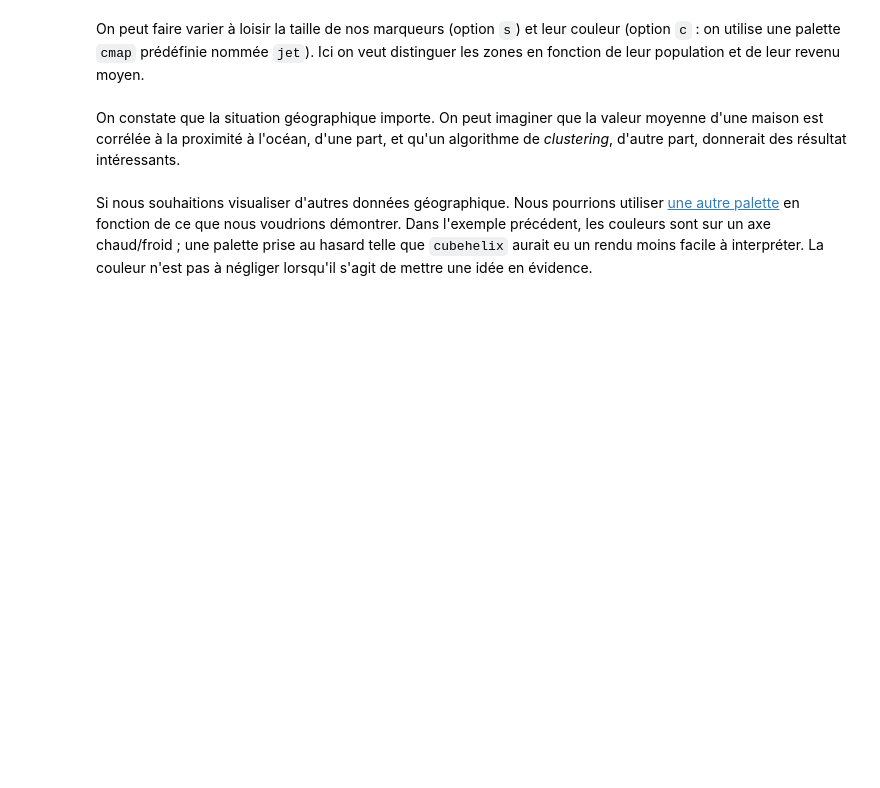
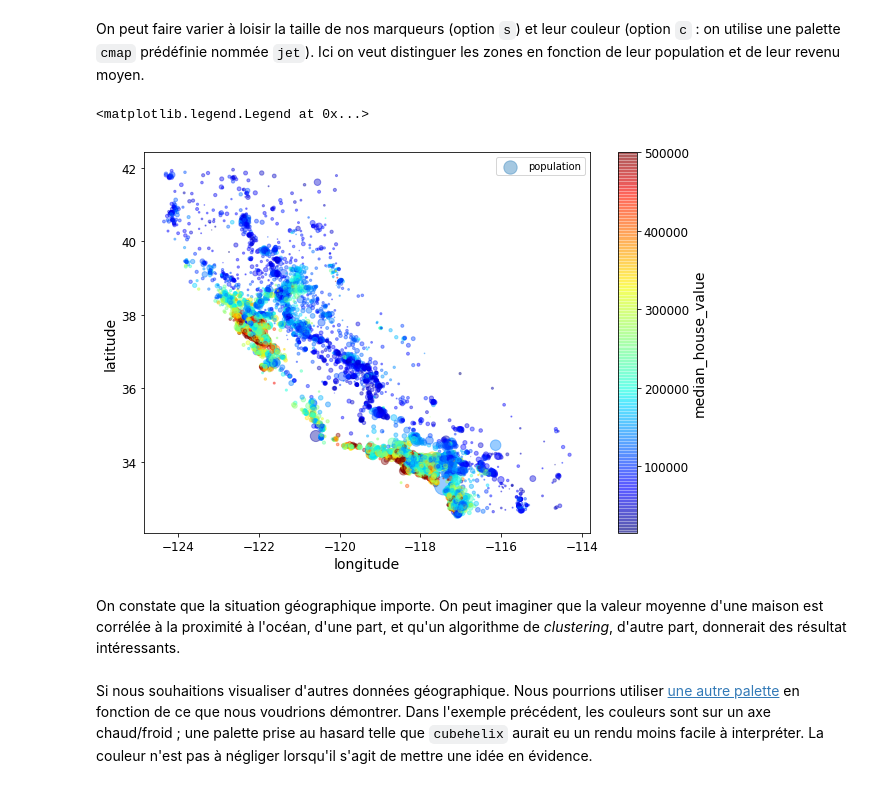
Before and after one commit to Cedric-M/Data-Wrangling, a Jupyter notebook: data_wrangling.ipynb, the cells around one changed output. Drawn from its saved outputs; the diff is of its cells as text; code cells hidden in the pictures; blank space fills up the shorter version.

```diff
--- a/data_wrangling.ipynb
+++ b/data_wrangling.ipynb
@@ -334,10 +359,13 @@ On peut faire varier à loisir la taille de nos marqueurs (option `s`) et leur c
 # %%
 housing.plot(kind="scatter", x="longitude", y="latitude", alpha=0.4,
     s=housing["population"]/100, label="population", figsize=(10,7),
     c="median_house_value", cmap=plt.get_cmap("jet"), colorbar=True,
     sharex=False)
 plt.legend()
-save_fig("housing_prices_scatterplot") # Produira une erreur si le répertoire n'existe pas
+#save_fig("housing_prices_scatterplot") # Produira une erreur si le répertoire n'existe pas
+# %% [output]
+<matplotlib.legend.Legend at 0x...>
+[figure, added]
 # %% [markdown]
 On constate que la situation géographique importe. On peut imaginer que la valeur moyenne d'une maison est corrélée à la proximité à l'océan, d'une part, et qu'un algorithme de _clustering_, d'autre part, donnerait des résultat intéressants.
 # %% [markdown]
```
Also changed, not shown: parts of 35 cells of this notebook.
